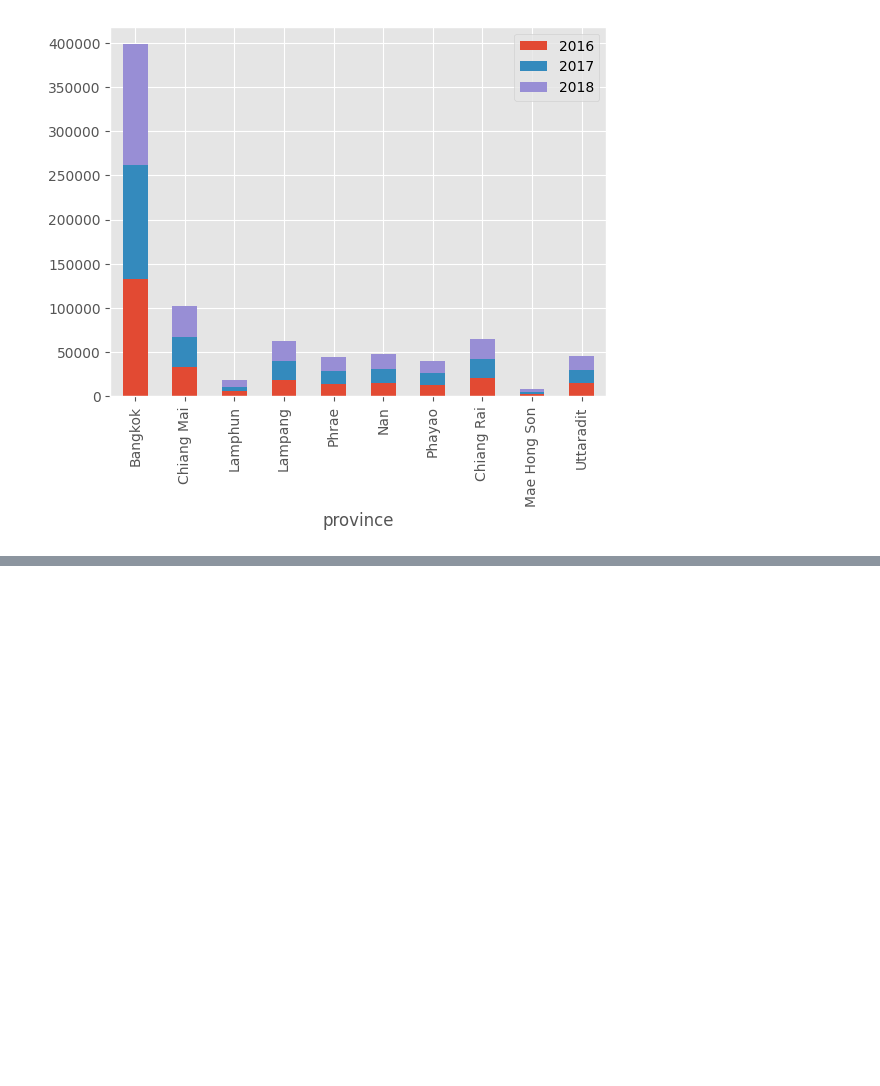
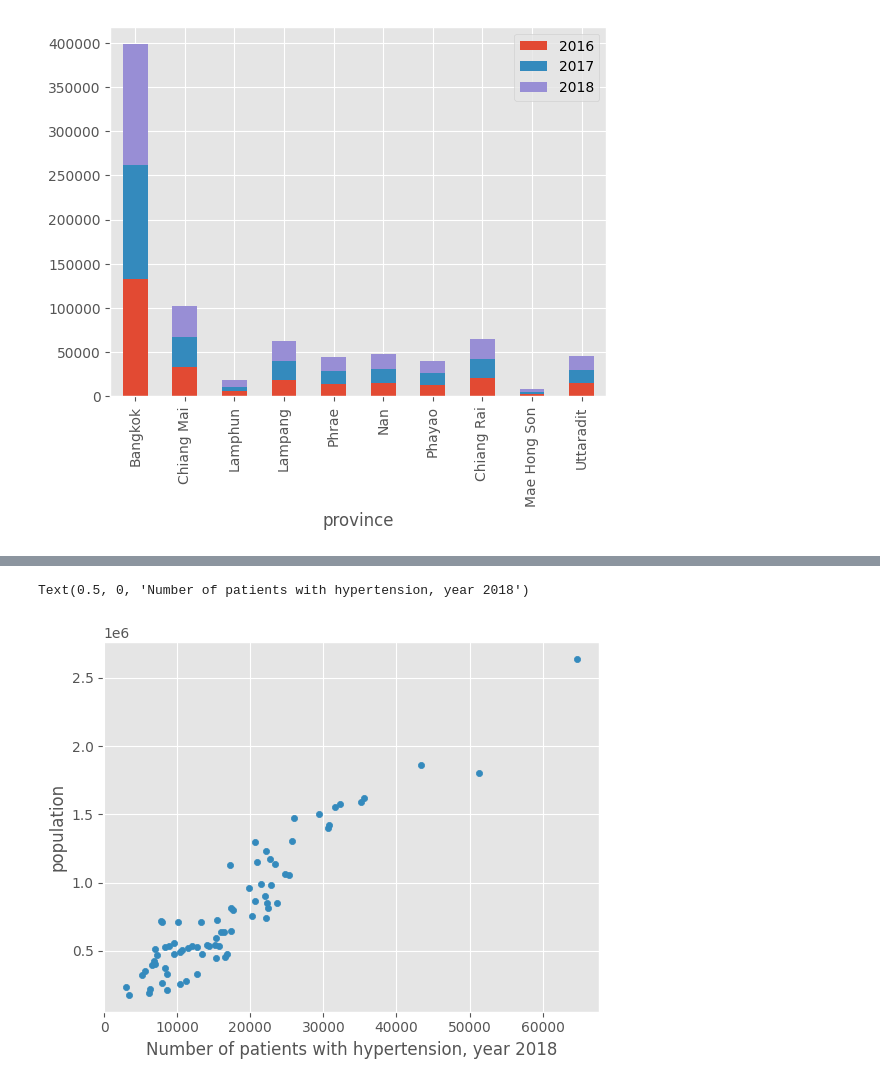
Before and after one commit to Dzero001/BigData_exe, a Jupyter notebook: Untitled3.ipynb, the cells around one changed output, grey strips where cells are left out. Drawn from its saved outputs; the diff is of its cells as text; code cells hidden in the pictures; blank space fills up the shorter version.

```diff
--- a/Untitled3.ipynb
+++ b/Untitled3.ipynb
@@ -80,0 +81,6 @@ zone2.set_index('province') [['2016', '2017', '2018']].head(10).plot.bar(stacked
+# %%
+ax= df[df['zone']!= 0].plot.scatter(x='2018', y='population')
+ax.set_xlabel('Number of patients with hypertension, year 2018')
+# %% [output]
+Text(0.5, 0, 'Number of patients with hypertension, year 2018')
+[figure, added]
```
Also changed, not shown: parts of 20 cells of this notebook, 1 other file.
